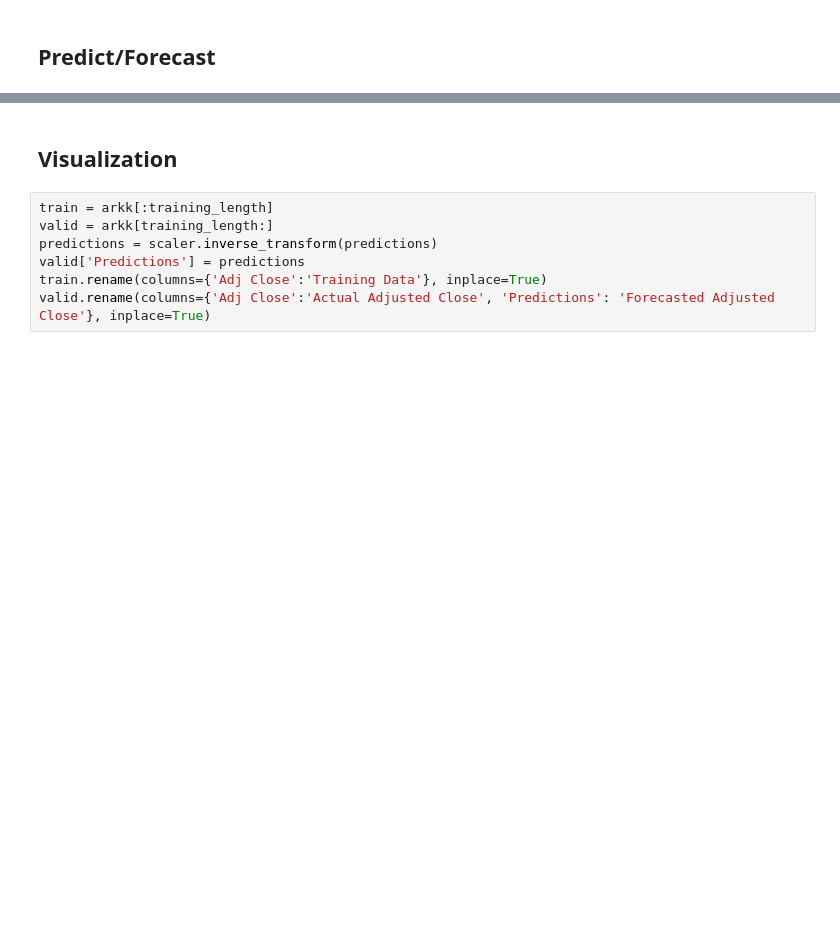
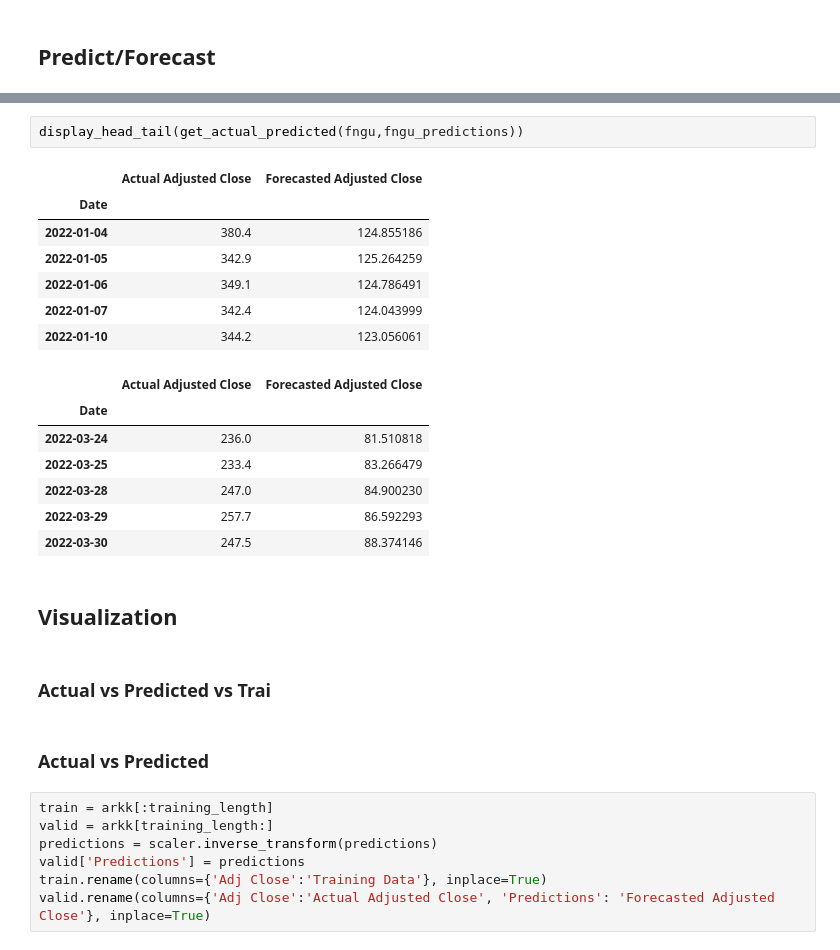
Before and after one commit to SZun/ETF-Forecasts, a Jupyter notebook: LSTM_RNN.ipynb, the cells around one changed output, grey strips where cells are left out. Cells and saved outputs as stored; diff of their text form; blank space fills up the shorter version.

```diff
--- a/LSTM_RNN.ipynb
+++ b/LSTM_RNN.ipynb
@@ -230,5 +278,26 @@ NameError: name 'arrk_X_test' is not defined
+# %%
+display_head_tail(get_actual_predicted(fngu,fngu_predictions))
+# %% [output]
+|  | Actual Adjusted Close | Forecasted Adjusted Close |
+| Date |  |  |
+| 2022-01-04 | 380.4 | 124.855186 |
+| 2022-01-05 | 342.9 | 125.264259 |
+| 2022-01-06 | 349.1 | 124.786491 |
+| 2022-01-07 | 342.4 | 124.043999 |
+| 2022-01-10 | 344.2 | 123.056061 |
+|  | Actual Adjusted Close | Forecasted Adjusted Close |
+| Date |  |  |
+| 2022-03-24 | 236.0 | 81.510818 |
+| 2022-03-25 | 233.4 | 83.266479 |
+| 2022-03-28 | 247.0 | 84.900230 |
+| 2022-03-29 | 257.7 | 86.592293 |
+| 2022-03-30 | 247.5 | 88.374146 |
 # %% [markdown]
 ## Visualization
+# %% [markdown]
+### Actual vs Predicted vs Trai
+# %% [markdown]
+### Actual vs Predicted
 # %%
 train = arkk[:training_length]
 valid = arkk[training_length:]
```
Also changed, not shown: parts of 5 cells of this notebook.
